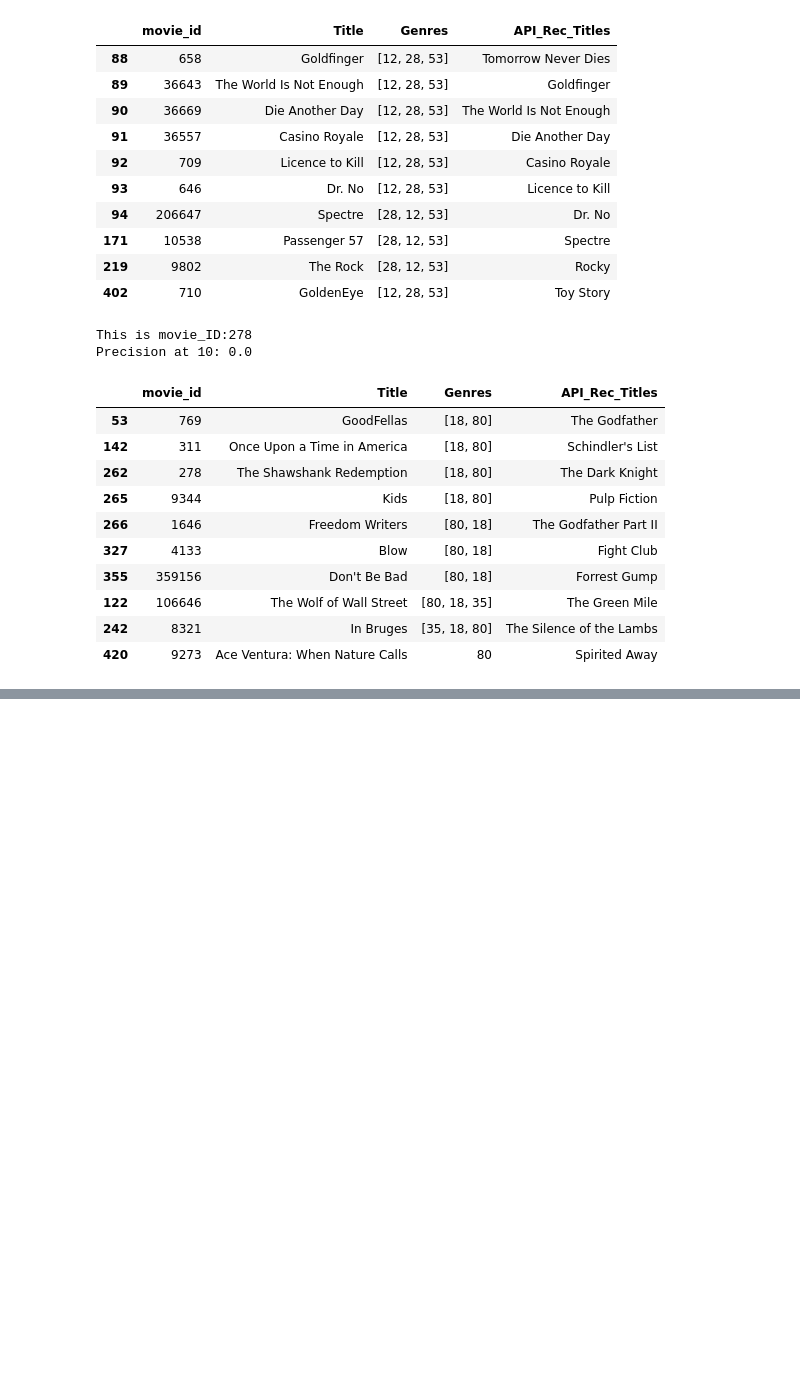
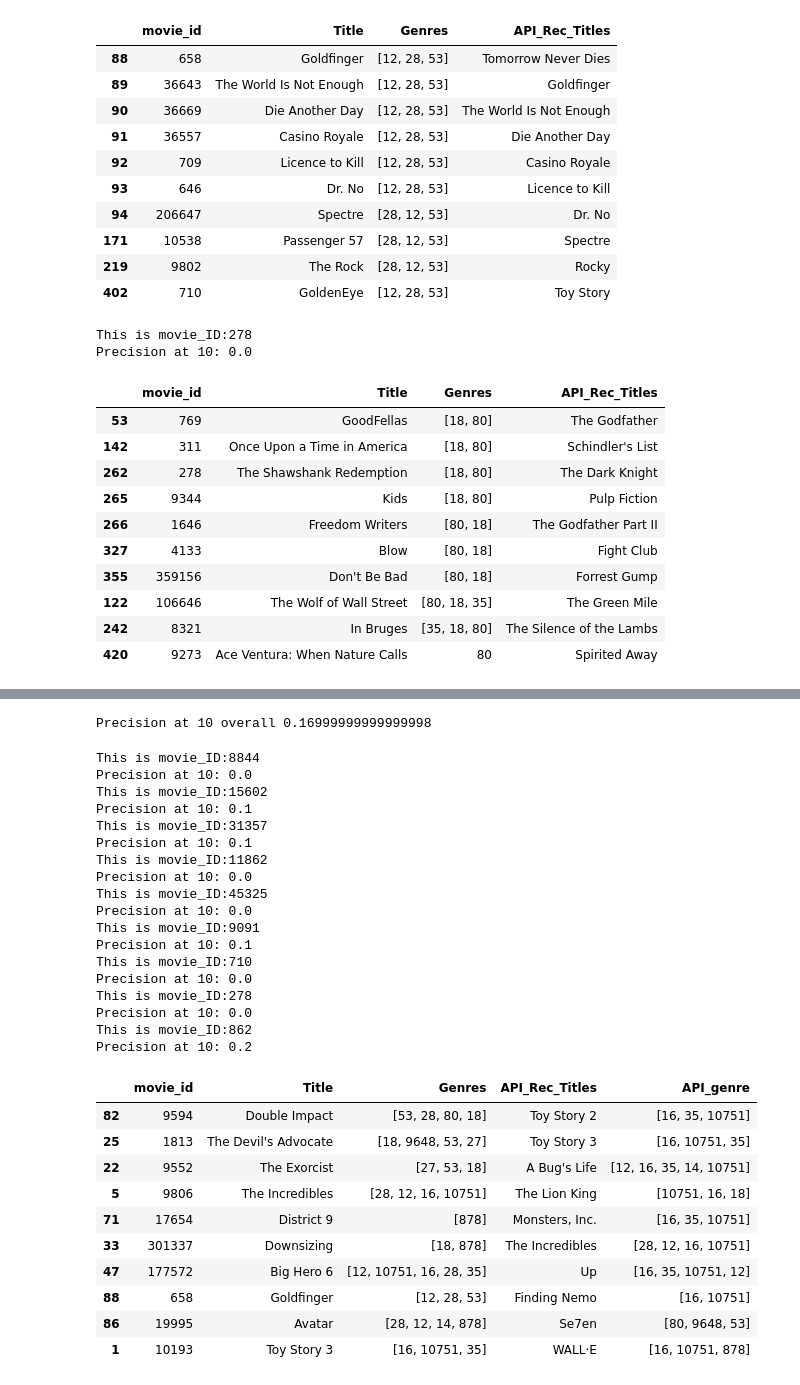
Before and after one commit to PeterTramm/Project-4, a Jupyter notebook: Notebooks/TMBD_Movie_rec.ipynb, the cells around one changed output, grey strips where cells are left out. Cells and saved outputs as stored; diff of their text form; code cells hidden in the pictures; blank space fills up the shorter version.

Commit message:
Utilize nearest neighbors

```diff
--- a/Notebooks/TMBD_Movie_rec.ipynb
+++ b/Notebooks/TMBD_Movie_rec.ipynb
@@ -762,0 +818,9 @@ ValueError: Unknown label type: (array([  2.575,   3.442,   6.273,   6.809,   7.
+# %%
+y = second_elements
+# %%
+X_train, X_test, y_train, y_test = train_test_split(
+    X_tfidf, y, test_size=0.90, random_state=42
+)
+# %%
+neigh = NearestNeighbors(n_neighbors=2, radius=0.4)
+neigh.fit(X_train)
@@ -762,0 +842,4 @@ ValueError: Unknown label type: (array([  2.575,   3.442,   6.273,   6.809,   7.
+# %%
+for i in range(0, len(neigh.kneighbors(X_test[1], 10, return_distance=False)[0])):
+#     print(neigh.kneighbors(X_test[0], 10, return_distance=False)[0][i])
+    print(metadata.iloc[neigh.kneighbors(X_tfidf[0], 10, return_distance=False)[0][i]].Title)
@@ -762,0 +1215,4 @@ ValueError: Unknown label type: (array([  2.575,   3.442,   6.273,   6.809,   7.
+# %%
+print("Precision at 10 overall" + " " + str((0.2 + 0.4 + 0.1 + 0.0 + 0.1 + 0.1 + 0.1 + 0.7 + 0.0)/10))
+# %% [output]
+Precision at 10 overall 0.16999999999999998
@@ -762,0 +1296,41 @@ ValueError: Unknown label type: (array([  2.575,   3.442,   6.273,   6.809,   7.
+# %%
+
+nearest_neigh_model_both_train('Jumanji', "genre_plot")
+nearest_neigh_model_both_train('Grumpier Old Men', "genre_plot")
+nearest_neigh_model_both_train('Waiting to Exhale', "genre_plot")
+nearest_neigh_model_both_train('Father of the Bride Part II', "genre_plot")
+nearest_neigh_model_both_train('Tom and Huck', "genre_plot")
+nearest_neigh_model_both_train('Sudden Death', "genre_plot")
+nearest_neigh_model_both_train('GoldenEye', "genre_plot")
+nearest_neigh_model_both_train('The Shawshank Redemption', "genre_plot")
+nearest_neigh_model_both_train('Toy Story', "genre_plot")
+# %% [output]
+This is movie_ID:8844
+Precision at 10: 0.0
+This is movie_ID:15602
+Precision at 10: 0.1
+This is movie_ID:31357
+Precision at 10: 0.1
+This is movie_ID:11862
+Precision at 10: 0.0
+This is movie_ID:45325
+Precision at 10: 0.0
+This is movie_ID:9091
+Precision at 10: 0.1
+This is movie_ID:710
+Precision at 10: 0.0
+This is movie_ID:278
+Precision at 10: 0.0
+This is movie_ID:862
+Precision at 10: 0.2
+|  | movie_id | Title | Genres | API_Rec_Titles | API_genre |
+| 82 | 9594 | Double Impact | [53, 28, 80, 18] | Toy Story 2 | [16, 35, 10751] |
+| 25 | 1813 | The Devil's Advocate | [18, 9648, 53, 27] | Toy Story 3 | [16, 10751, 35] |
+| 22 | 9552 | The Exorcist | [27, 53, 18] | A Bug's Life | [12, 16, 35, 14, 10751] |
+| 5 | 9806 | The Incredibles | [28, 12, 16, 10751] | The Lion King | [10751, 16, 18] |
+| 71 | 17654 | District 9 | [878] | Monsters, Inc. | [16, 35, 10751] |
+| 33 | 301337 | Downsizing | [18, 878] | The Incredibles | [28, 12, 16, 10751] |
+| 47 | 177572 | Big Hero 6 | [12, 10751, 16, 28, 35] | Up | [16, 35, 10751, 12] |
+| 88 | 658 | Goldfinger | [12, 28, 53] | Finding Nemo | [16, 10751] |
+| 86 | 19995 | Avatar | [28, 12, 14, 878] | Se7en | [80, 9648, 53] |
+| 1 | 10193 | Toy Story 3 | [16, 10751, 35] | WALL·E | [16, 10751, 878] |
```
Also changed, not shown: parts of 29 cells of this notebook.
